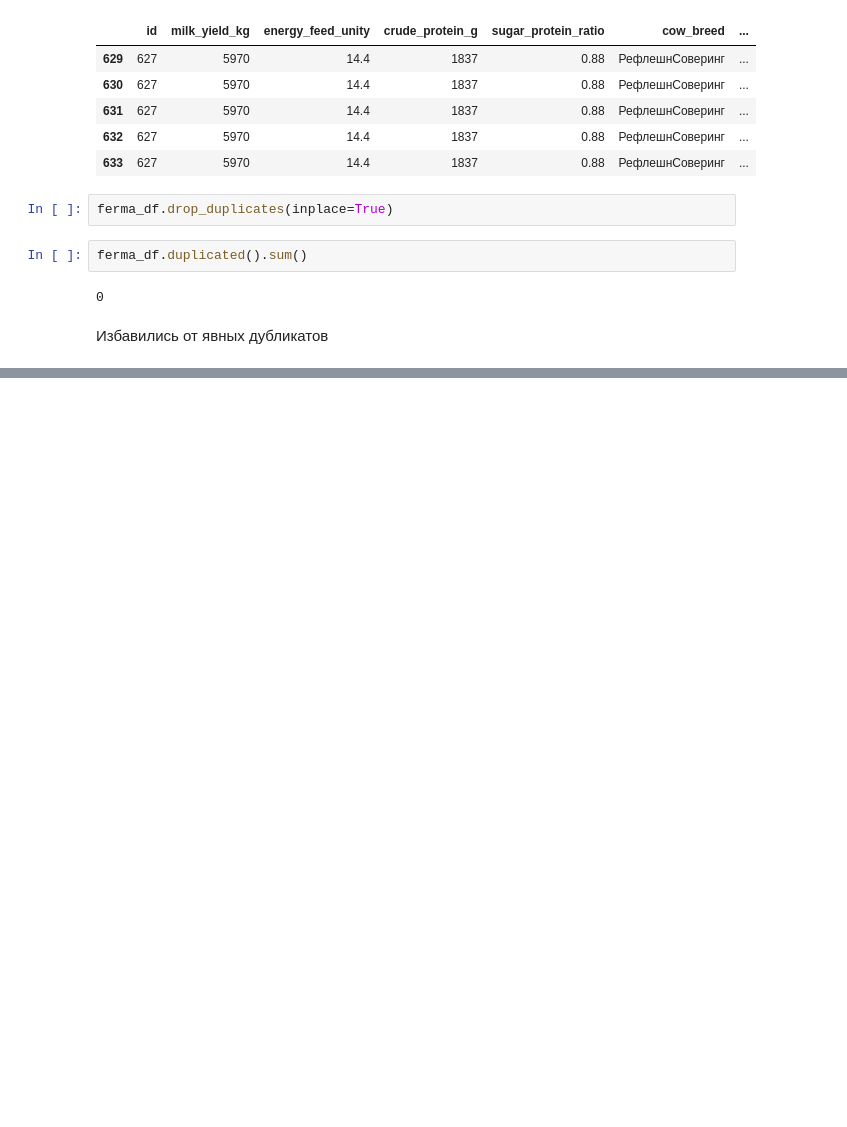
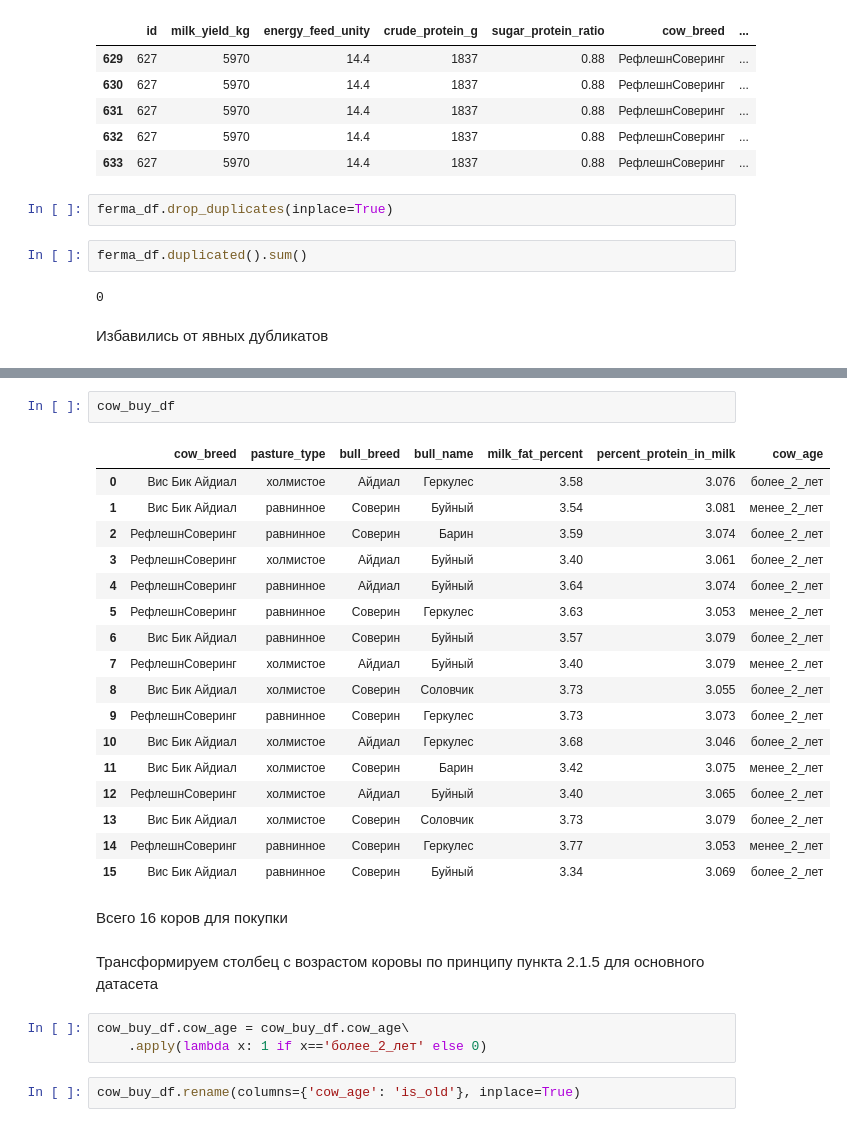
Before and after one commit to anthonypotekhin/studying, a Jupyter notebook: yandex_practicum/mashine_learning_proj.ipynb, the cells around one changed output, grey strips where cells are left out. Drawn from its saved outputs; the diff is of its cells as text; blank space fills up the shorter version.

```diff
--- a/yandex_practicum/mashine_learning_proj.ipynb
+++ b/yandex_practicum/mashine_learning_proj.ipynb
@@ -278,0 +511,29 @@ ferma_df.duplicated().sum()
+# %%
+cow_buy_df
+# %% [output]
+|  | cow_breed | pasture_type | bull_breed | bull_name | milk_fat_percent | percent_protein_in_milk | cow_age |
+| 0 | Вис Бик Айдиал | холмистое | Айдиал | Геркулес | 3.58 | 3.076 | более_2_лет |
+| 1 | Вис Бик Айдиал | равнинное | Соверин | Буйный | 3.54 | 3.081 | менее_2_лет |
+| 2 | РефлешнСоверинг | равнинное | Соверин | Барин | 3.59 | 3.074 | более_2_лет |
+| 3 | РефлешнСоверинг | холмистое | Айдиал | Буйный | 3.40 | 3.061 | более_2_лет |
+| 4 | РефлешнСоверинг | равнинное | Айдиал | Буйный | 3.64 | 3.074 | более_2_лет |
+| 5 | РефлешнСоверинг | равнинное | Соверин | Геркулес | 3.63 | 3.053 | менее_2_лет |
+| 6 | Вис Бик Айдиал | равнинное | Соверин | Буйный | 3.57 | 3.079 | более_2_лет |
+| 7 | РефлешнСоверинг | холмистое | Айдиал | Буйный | 3.40 | 3.079 | менее_2_лет |
+| 8 | Вис Бик Айдиал | холмистое | Соверин | Соловчик | 3.73 | 3.055 | более_2_лет |
+| 9 | РефлешнСоверинг | равнинное | Соверин | Геркулес | 3.73 | 3.073 | более_2_лет |
+| 10 | Вис Бик Айдиал | холмистое | Айдиал | Геркулес | 3.68 | 3.046 | более_2_лет |
+| 11 | Вис Бик Айдиал | холмистое | Соверин | Барин | 3.42 | 3.075 | менее_2_лет |
+| 12 | РефлешнСоверинг | холмистое | Айдиал | Буйный | 3.40 | 3.065 | более_2_лет |
+| 13 | Вис Бик Айдиал | холмистое | Соверин | Соловчик | 3.73 | 3.079 | более_2_лет |
+| 14 | РефлешнСоверинг | равнинное | Соверин | Геркулес | 3.77 | 3.053 | менее_2_лет |
+| 15 | Вис Бик Айдиал | равнинное | Соверин | Буйный | 3.34 | 3.069 | более_2_лет |
+# %% [markdown]
+Всего 16 коров для покупки
+# %% [markdown]
+Трансформируем столбец с возрастом коровы по принципу пункта 2.1.5 для основного датасета
+# %%
+cow_buy_df.cow_age = cow_buy_df.cow_age\
+    .apply(lambda x: 1 if x=='более_2_лет' else 0)
+# %%
+cow_buy_df.rename(columns={'cow_age': 'is_old'}, inplace=True)
```
Also changed, not shown: parts of 56 cells of this notebook, 1 other file.
